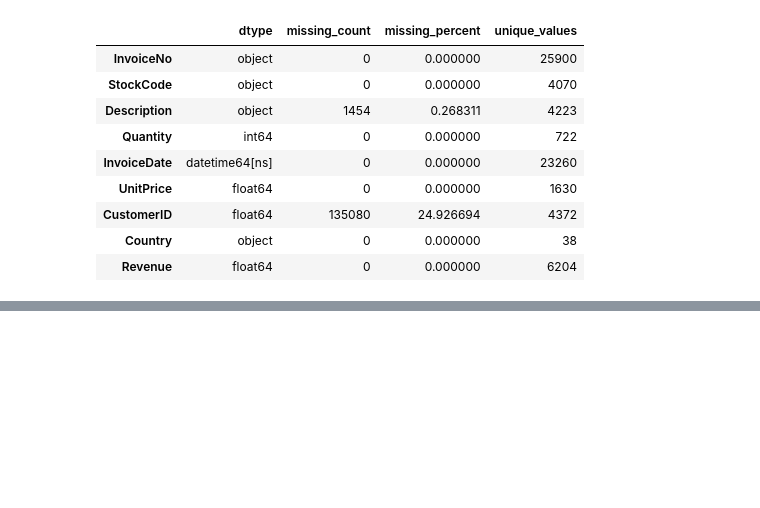
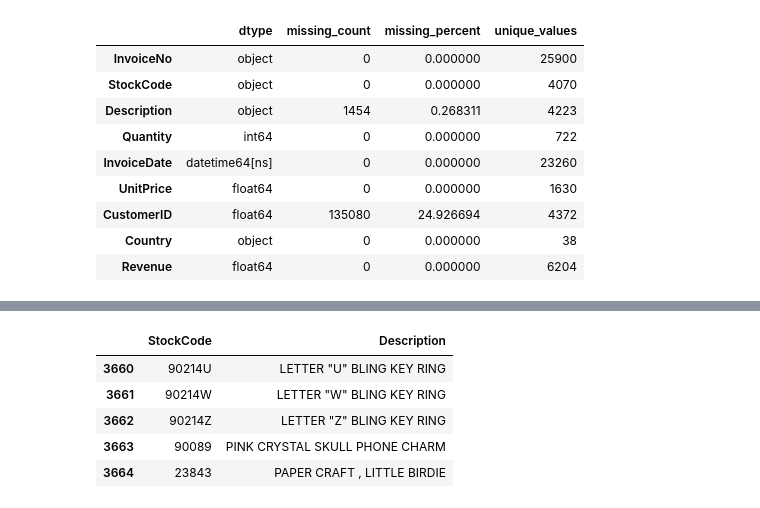
Before and after one commit to Alirezagj1/ecommerce-sales-prediction, a Jupyter notebook: notebooks/01_data_exploration.ipynb, the cells around one changed output, grey strips where cells are left out. Cells and saved outputs as stored; diff of their text form; code cells hidden in the pictures; blank space fills up the shorter version.

```diff
--- a/notebooks/01_data_exploration.ipynb
+++ b/notebooks/01_data_exploration.ipynb
@@ -161,0 +171,10 @@ df_clean.to_csv("../data/processed/online_retail_clean.csv", index=False)
+# %%
+products = df_clean[["StockCode", "Description"]].drop_duplicates(subset=["StockCode"]).reset_index(drop=True)
+products.tail()
+# %% [output]
+|  | StockCode | Description |
+| 3660 | 90214U | LETTER "U" BLING KEY RING |
+| 3661 | 90214W | LETTER "W" BLING KEY RING |
+| 3662 | 90214Z | LETTER "Z" BLING KEY RING |
+| 3663 | 90089 | PINK CRYSTAL SKULL PHONE CHARM |
+| 3664 | 23843 | PAPER CRAFT , LITTLE BIRDIE |
```
Also changed, not shown: parts of 10 cells of this notebook, 2 other files.
